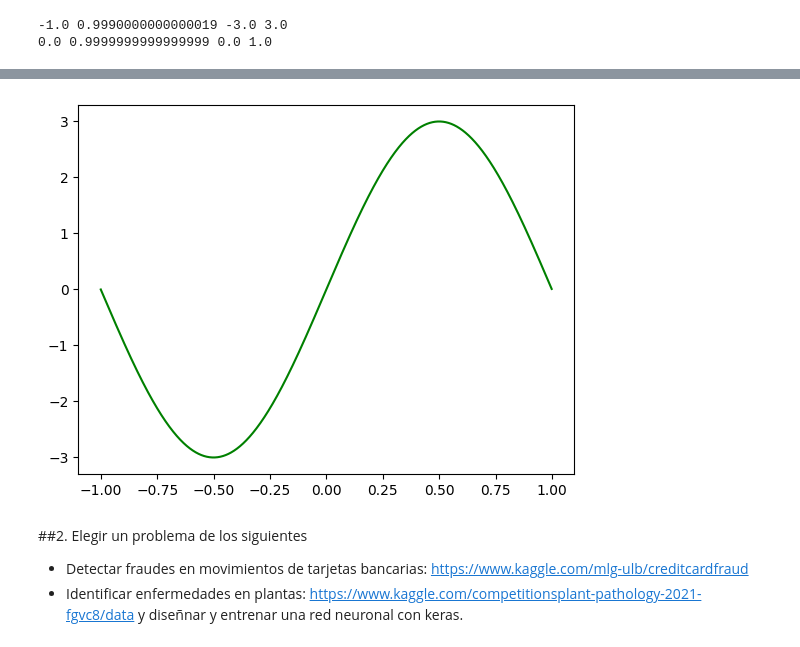
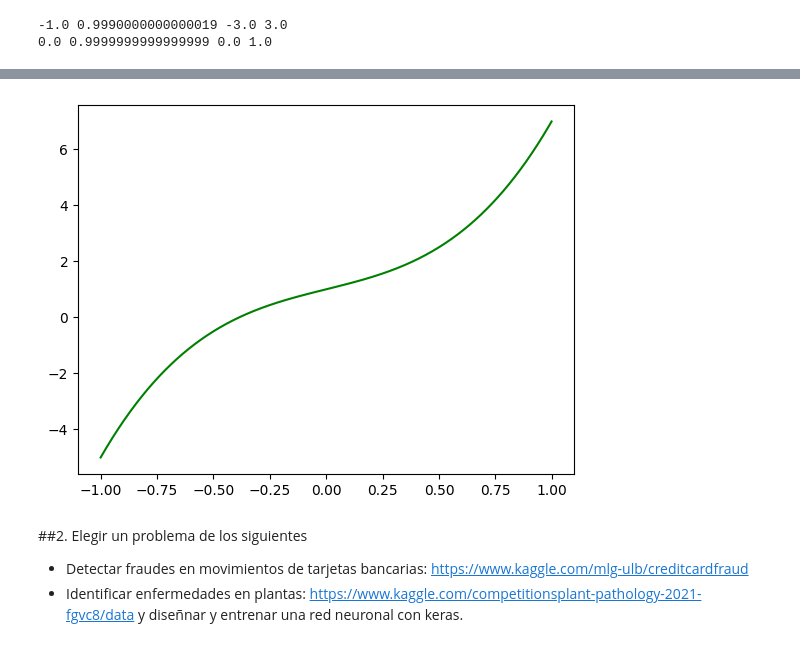
Before and after one commit to KarenLira25/Proyecto-Redes-Neuronales, a Jupyter notebook: Proyecto_Redes_Neuronales.ipynb, the cells around one changed output, grey strips where cells are left out. Saved outputs shown, nothing was run; the diff lists cells and outputs as text; code cells hidden in the pictures.

```diff
--- a/Proyecto_Redes_Neuronales.ipynb
+++ b/Proyecto_Redes_Neuronales.ipynb
@@ -81,7 +146,7 @@ Epoch 50/50
 # %%
 x = np.arange(-1, 1, 0.001)
-y =  3*np.sin(math.pi*x)
+y =  1+2*x+4*x**3
 plt.plot(x, y, color='green')
 plt.show()
 # %% [output]
-[figure, old version]
+[figure, new version]
```
Also changed, not shown: parts of 9 cells of this notebook.
